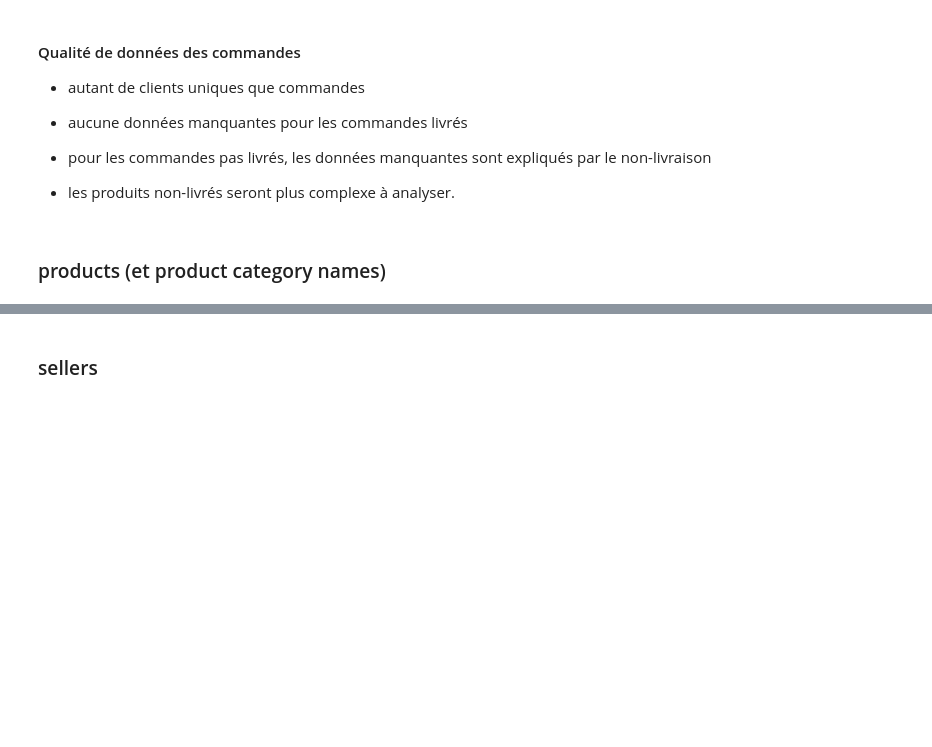
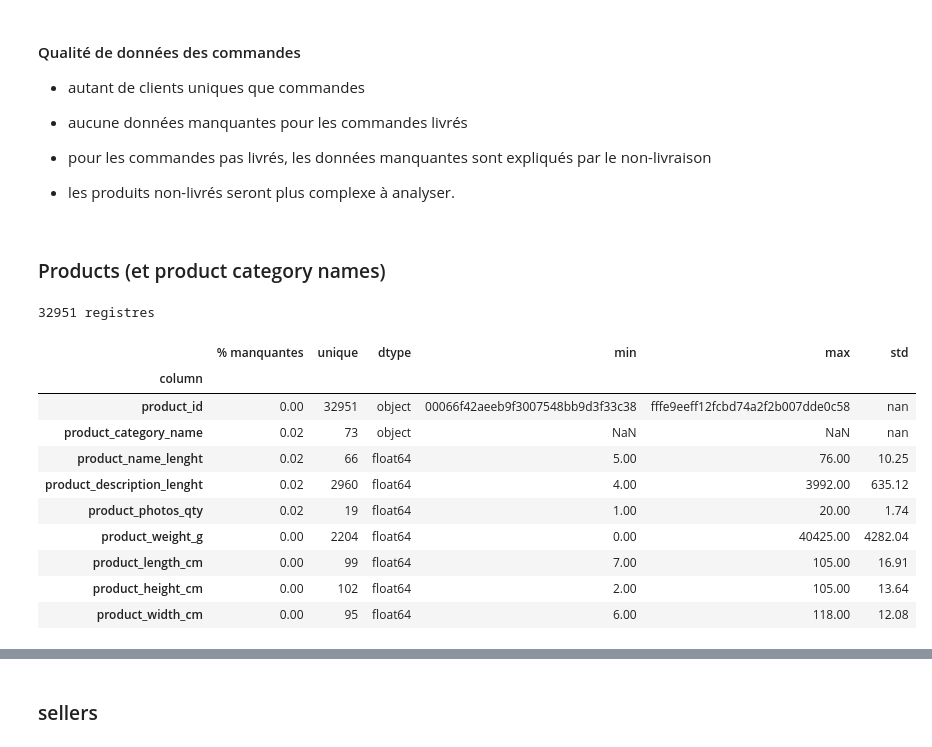
Before and after one commit to mrcreasey/oc-ds-p5-unsupervised-clustering, a Jupyter notebook: P5_01_analyse.ipynb, the cells around one changed output, grey strips where cells are left out. Saved outputs shown, nothing was run; the diff lists cells and outputs as text; code cells hidden in the pictures; blank space fills up the shorter version.

Commit message:
Description de 'products'

```diff
--- a/P5_01_analyse.ipynb
+++ b/P5_01_analyse.ipynb
@@ -581,4 +581,19 @@ decrire_dataframe(orders[orders['order_status']=='delivered'])
 
 - les produits non-livrés seront plus complexe à analyser.
 # %% [markdown]
-### products (et product category names)
+### Products (et product category names)
+# %%
+decrire_dataframe(products)
+# %% [output]
+32951 registres
+|  | % manquantes | unique | dtype | min | max | std |
+| column |  |  |  |  |  |  |
+| product_id | 0.00 | 32951 | object | 00066f42aeeb9f3007548bb9d3f33c38 | fffe9eeff12fcbd74a2f2b007dde0c58 | nan |
+| product_category_name | 0.02 | 73 | object | NaN | NaN | nan |
+| product_name_lenght | 0.02 | 66 | float64 | 5.00 | 76.00 | 10.25 |
+| product_description_lenght | 0.02 | 2960 | float64 | 4.00 | 3992.00 | 635.12 |
+| product_photos_qty | 0.02 | 19 | float64 | 1.00 | 20.00 | 1.74 |
+| product_weight_g | 0.00 | 2204 | float64 | 0.00 | 40425.00 | 4282.04 |
+| product_length_cm | 0.00 | 99 | float64 | 7.00 | 105.00 | 16.91 |
+| product_height_cm | 0.00 | 102 | float64 | 2.00 | 105.00 | 13.64 |
+| product_width_cm | 0.00 | 95 | float64 | 6.00 | 118.00 | 12.08 |
```
Also changed, not shown: parts of 7 cells of this notebook.
